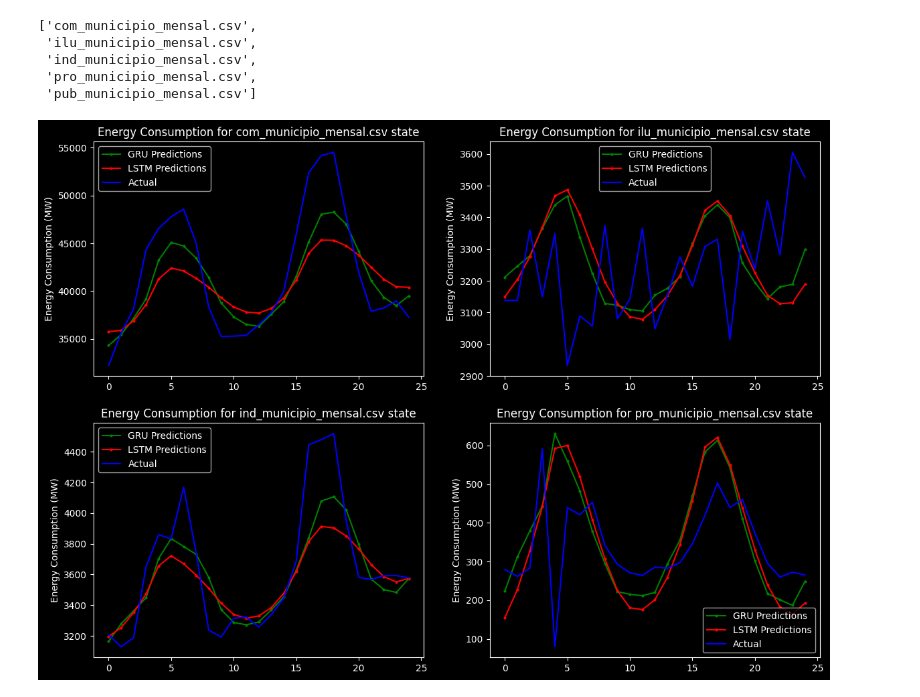
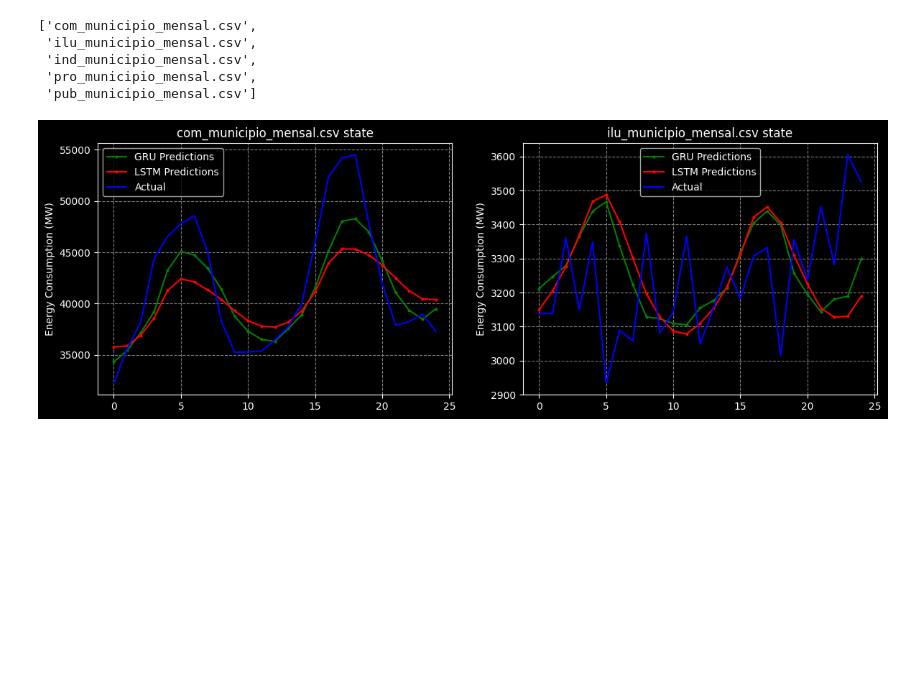
Before and after one commit to PedroLuisDionisioFraga/Power-consumption-prediction-using-LSTM-and-GRU-networks-in-PyTorch, a Jupyter notebook: merging_creator_code_and_my_code.ipynb, the cells around one changed output. Cells and saved outputs as stored; diff of their text form; code cells hidden in the pictures; blank space fills up the shorter version.

Commit message:
:hammer: Atualizando as saídas das células
Precisei atualizar pra colocar as imagens no artigo

```diff
--- a/merging_creator_code_and_my_code.ipynb
+++ b/merging_creator_code_and_my_code.ipynb
@@ -441,38 +441,23 @@ states_list
 # %%
 plt.figure(figsize=(14, 10))
 plt.subplot(2, 2, 1)
 plt.plot(gru_outputs[0][-100:], "-o", color="g", label="GRU Predictions", markersize=2)
-plt.plot(
-    lstm_outputs[0][-100:], "-o", color="r", label="LSTM Predictions", markersize=2
-)
+plt.plot(lstm_outputs[0][-100:], "-o", color="r", label="LSTM Predictions", markersize=2)
 plt.plot(targets[0][-100:], color="b", label="Actual")
 plt.ylabel("Energy Consumption (MW)")
-plt.title(f"Energy Consumption for {states_list[0]} state")
+plt.title(f"{states_list[0]} state")
+plt.grid(True, color='gray', linestyle='dashed', linewidth=0.8)
 plt.legend()
 
 plt.subplot(2, 2, 2)
 plt.plot(gru_outputs[1][-50:], "-o", color="g", label="GRU Predictions", markersize=2)
 plt.plot(lstm_outputs[1][-50:], "-o", color="r", label="LSTM Predictions", markersize=2)
 plt.plot(targets[1][-50:], color="b", label="Actual")
 plt.ylabel("Energy Consumption (MW)")
-plt.title(f"Energy Consumption for {states_list[1]} state")
+plt.title(f"{states_list[1]} state")
+plt.grid(True, color='gray', linestyle='dashed', linewidth=0.8)
 plt.legend()
 
-plt.subplot(2, 2, 3)
-plt.plot(gru_outputs[2][:50], "-o", color="g", label="GRU Predictions", markersize=2)
-plt.plot(lstm_outputs[2][:50], "-o", color="r", label="LSTM Predictions", markersize=2)
-plt.plot(targets[2][:50], color="b", label="Actual")
-plt.ylabel("Energy Consumption (MW)")
-plt.title(f"Energy Consumption for {states_list[2]} state")
-plt.legend()
-
-plt.subplot(2, 2, 4)
-plt.plot(gru_outputs[3][:100], "-o", color="g", label="GRU Predictions", markersize=2)
-plt.plot(lstm_outputs[3][:100], "-o", color="r", label="LSTM Predictions", markersize=2)
-plt.plot(targets[3][:100], color="b", label="Actual")
-plt.title(f"Energy Consumption for {states_list[3]} state")
-plt.ylabel("Energy Consumption (MW)")
-plt.legend()
 plt.show()
 # %% [output]
-[figure, old version]
+[figure, new version]
```
Also changed, not shown: parts of 2 cells of this notebook.
